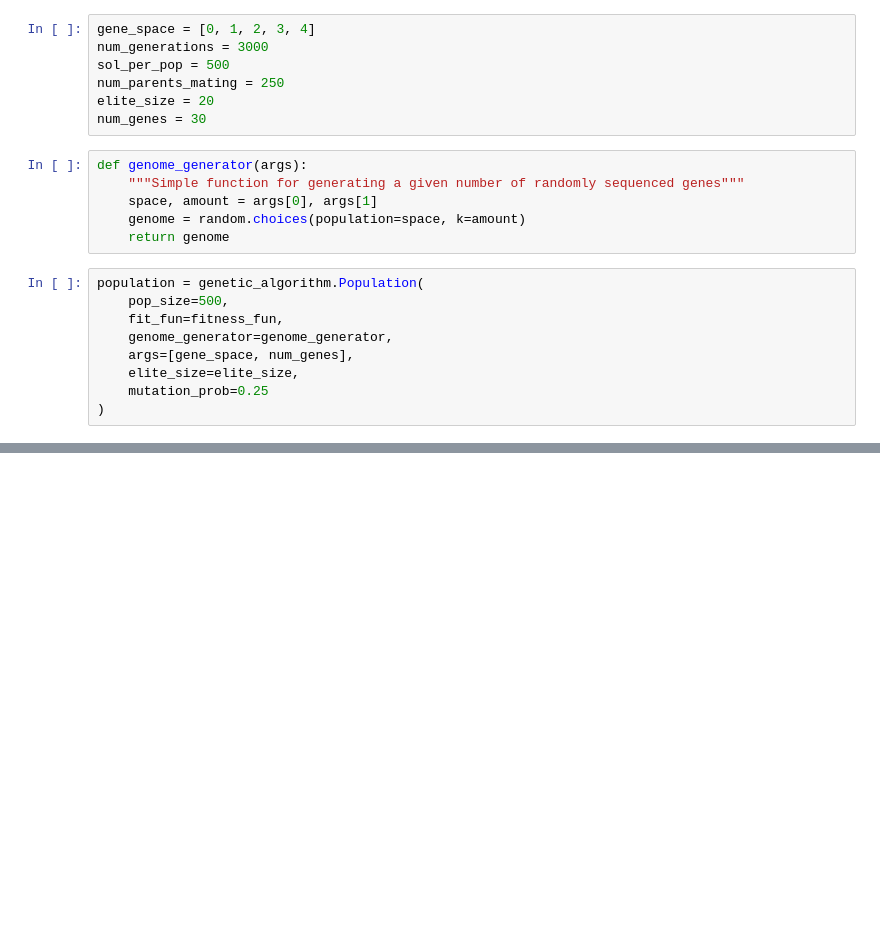
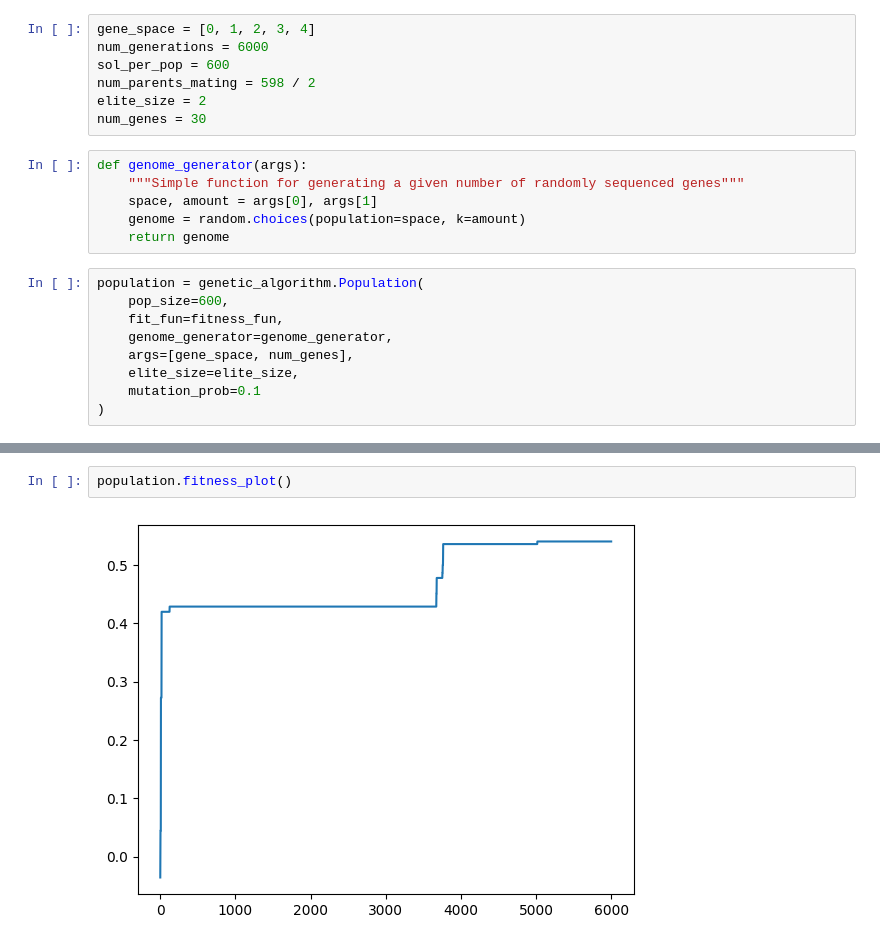
Before and after one commit to gnypit/pyqkd, a Jupyter notebook: genetic_algorithm/labyrinth_test.ipynb, the cells around one changed output, grey strips where cells are left out. Drawn from its saved outputs; the diff is of its cells as text; blank space fills up the shorter version.

```diff
--- a/genetic_algorithm/labyrinth_test.ipynb
+++ b/genetic_algorithm/labyrinth_test.ipynb
@@ -61,10 +61,10 @@ def fitness_fun(chromosome, route_idx=None):
     return fitness
 # %%
 gene_space = [0, 1, 2, 3, 4]
-num_generations = 3000
-sol_per_pop = 500
-num_parents_mating = 250
-elite_size = 20
+num_generations = 6000
+sol_per_pop = 600
+num_parents_mating = 598 / 2
+elite_size = 2
 num_genes = 30
 # %%
 def genome_generator(args):
@@ -74,12 +74,12 @@ def genome_generator(args):
     return genome
 # %%
 population = genetic_algorithm.Population(
-    pop_size=500,
+    pop_size=600,
     fit_fun=fitness_fun,
     genome_generator=genome_generator,
     args=[gene_space, num_genes],
     elite_size=elite_size,
-    mutation_prob=0.25
+    mutation_prob=0.1
 )
 # %%
 solutions = []
@@ -127,0 +128,4 @@ print(solutions[-1])
+# %%
+population.fitness_plot()
+# %% [output]
+[figure, added]
```
Also changed, not shown: parts of 2 cells of this notebook, 1 other file.
